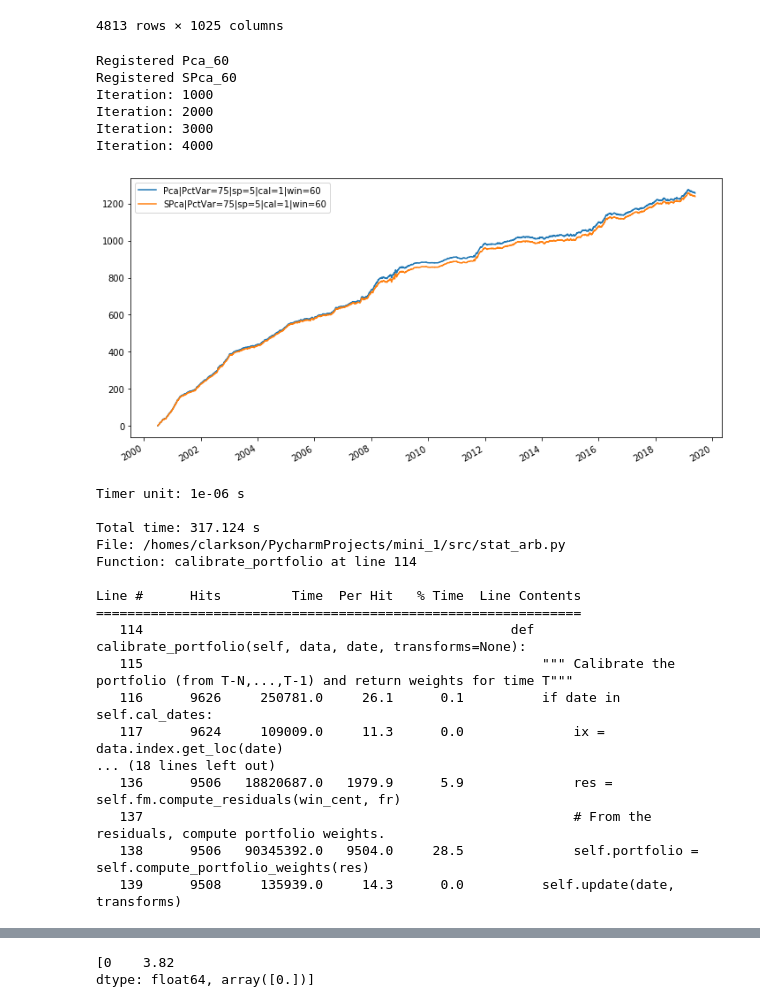
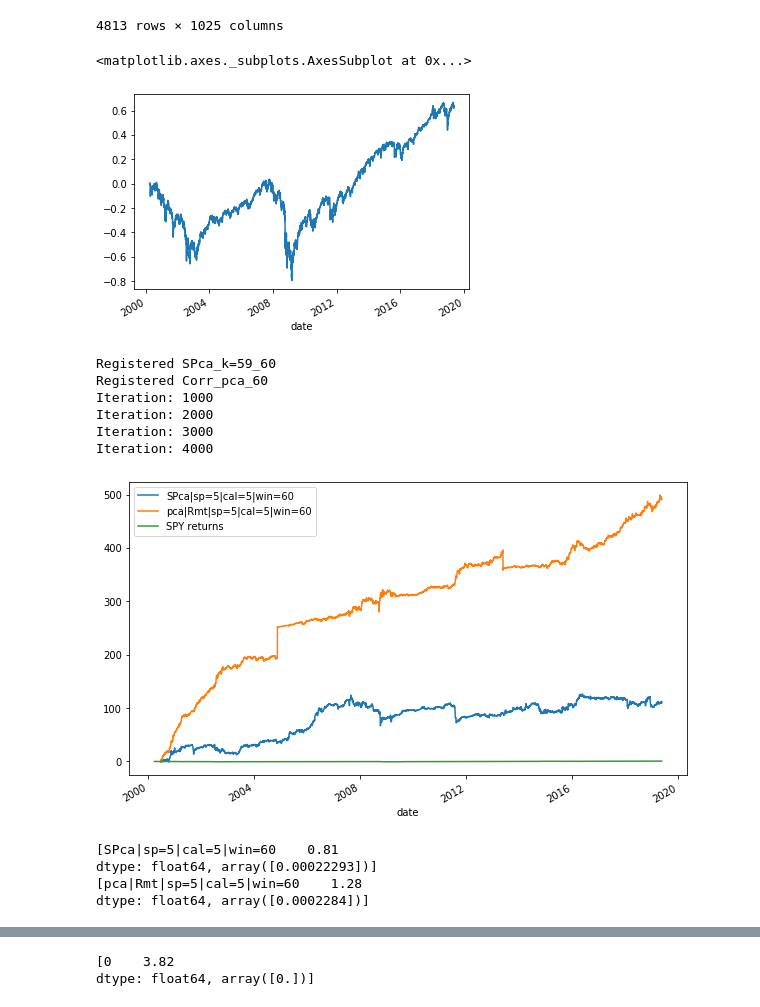
Before and after one commit to jase-clarkson/mini_1, a Jupyter notebook: stat_arb.ipynb, the cells around one changed output, grey strips where cells are left out. Drawn from its saved outputs; the diff is of its cells as text; code cells hidden in the pictures.

```diff
--- a/stat_arb.ipynb
+++ b/stat_arb.ipynb
@@ -46,64 +46,63 @@ df_excess
 | 2019-05-22 | -0.017341 | -0.028312 | -0.029804 | -0.017608 | 0.018227 | -0.003273 | 0.007818 | 0.022627 | 0.006097 | 0.005466 | ... | ... |
 | 2019-05-23 | -0.029835 | -0.005544 | 0.005152 | -0.004923 | -0.004472 | -0.009827 | -0.017854 | 0.001539 | 0.003998 | -0.026342 | ... | ... |
 4813 rows × 1025 columns
+# %%
+spy.cumsum().plot()
+# %% [output]
+<matplotlib.axes._subplots.AxesSubplot at 0x...>
+[figure, added]
 # %%
 importlib.reload(dr)
 importlib.reload(sa)
-
-# def fit_tfms(self, strats):
 
 def backtest(df_lr, strats, df_exc=None, benchmark=None):
     i = 0
     tfmrs = sa.Transforms()
     for strat in strats:
         strat.register_transforms(tfmrs)
         strat.setup(df_lr)
     for index, row in df_lr.iterrows():
         for strat in strats:
             strat.calibrate_portfolio(df_lr, index, tfmrs)
         i += 1
         if i % 1000 == 0: print('Iteration: {}'.format(i))
 
     for strat in strats:
         strat.pnl_reconciliation(df_lr)
     rets = [strat.cum_ret for strat in strats]
-    pd.concat(rets, axis=1).plot(figsize=(12, 6))
-#     if benchmark is not None:
-#         (benchmark / benchmark.ewm(span=252).std().shift(1)).cumsum().plot(label='vn_spy')
-#         benchmark.cumsum().plot(label='spy')
-# strats = [sa.StArbFm(dr.Pca(pct_var=50), cal_freq=1, window_len=60)]
-strats = [sa.StArbFm(dr.Pca(pct_var=75), cal_freq=1, window_len=60),
-#           sa.StArbFm(dr.Pca(pct_var=50), cal_freq=1), \
-#           sa.StArbFm(dr.SPca(pct_var=75), cal_freq=60), \
-        sa.StArbFm(dr.SPca(pct_var=75), cal_freq=1)]
+    rets = pd.concat(rets, axis=1) # * benchmark.std()
+    rets.plot(figsize=(10,6))
+    plt.savefig('last_run.png')
+    if benchmark is not None:
+        benchmark.cumsum().plot(label='SPY returns')
+    plt.legend()
 
-# backtest(df, strats, df_excess, benchmark=spy)
-%lprun -f sa.StArbFm.calibrate_portfolio backtest(df, strats, df_excess, benchmark=spy)
+strats = [sa.StArbFm(dr.SPca(k=59), cal_freq=5, window_len=60),
+# strats = [sa.StArbFm(dr.Pca(pct_var=50, corr=True), cal_freq=5, window_len=60), \
+#           sa.StArbFm(dr.Pca(pct_var=75, corr=True), cal_freq=5, window_len=60), \
+#           sa.StArbFm(dr.Pca(pct_var=95, corr=True), cal_freq=5, window_len=60), \
+#           sa.StArbFm(dr.Pca(pct_var=10, corr=True), cal_freq=5, window_len=60),
+
+# #         sa.StArbFm(dr.SPca(pct_var=10), cal_freq=5)]
+    sa.StArbFm(dr.Pca(rmt=True, corr=True), cal_freq=5)]
+
+backtest(df, strats, df_excess, benchmark=spy)
 # %% [output]
-Registered Pca_60
-Registered SPca_60
+Registered SPca_k=59_60
+Registered Corr_pca_60
 Iteration: 1000
 Iteration: 2000
 Iteration: 3000
 Iteration: 4000
-[figure, old version]
+[figure, new version]
-Timer unit: 1e-06 s
-
-Total time: 317.124 s
-File: /homes/clarkson/PycharmProjects/mini_1/src/stat_arb.py
-Function: calibrate_portfolio at line 114
-
-Line #      Hits         Time  Per Hit   % Time  Line Contents
-==============================================================
-   114                                               def calibrate_portfolio(self, data, date, transforms=None):
-   115                                                   """ Calibrate the portfolio (from T-N,...,T-1) and return weights for time T"""
-   116      9626     250781.0     26.1      0.1          if date in self.cal_dates:
-   117      9624     109009.0     11.3      0.0              ix = data.index.get_loc(date)
-... (18 lines left out)
-   136      9506   18820687.0   1979.9      5.9              res = self.fm.compute_residuals(win_cent, fr)
-   137                                                       # From the residuals, compute portfolio weights.
-   138      9506   90345392.0   9504.0     28.5              self.portfolio = self.compute_portfolio_weights(res)
-   139      9508     135939.0     14.3      0.0          self.update(date, transforms)
+# %%
+for strat in strats:
+    print(sharpe_ratio_test(strat.lr))
+# %% [output]
+[SPca|sp=5|cal=5|win=60    0.81
+dtype: float64, array([0.00022293])]
+[pca|Rmt|sp=5|cal=5|win=60    1.28
+dtype: float64, array([0.0002284])]
 # %%
 rand = pd.DataFrame(np.random.normal(size=df.shape), index=df.index, columns=df.columns)
 backtest(rand, strats, df_excess, benchmark=spy)
```
Also changed, not shown: parts of 13 cells of this notebook, 3 other files.
